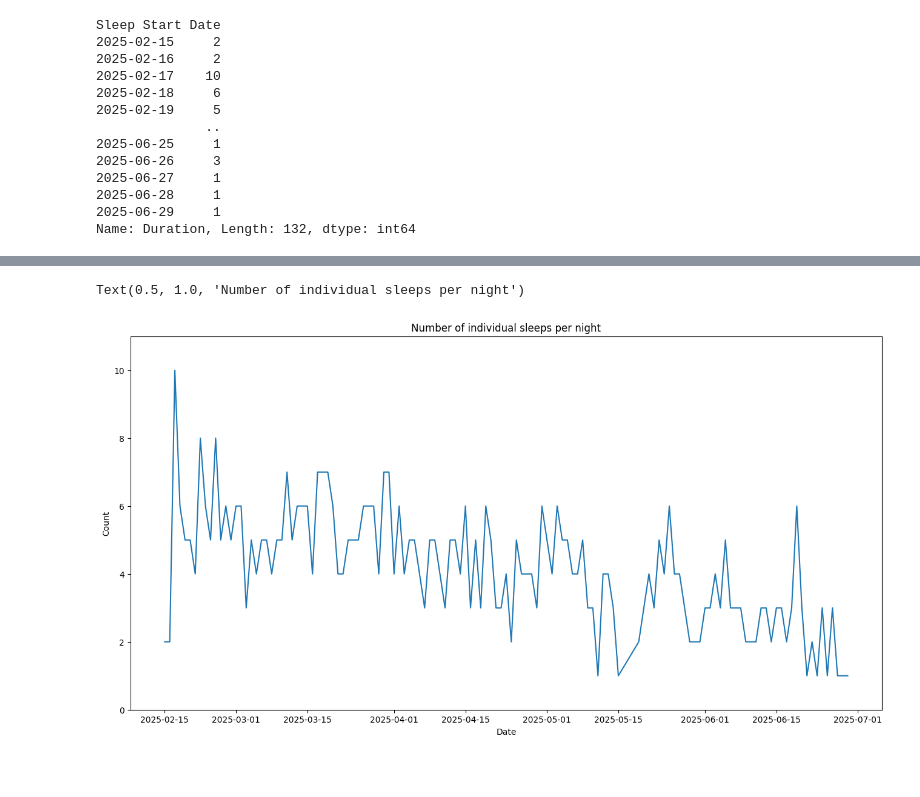
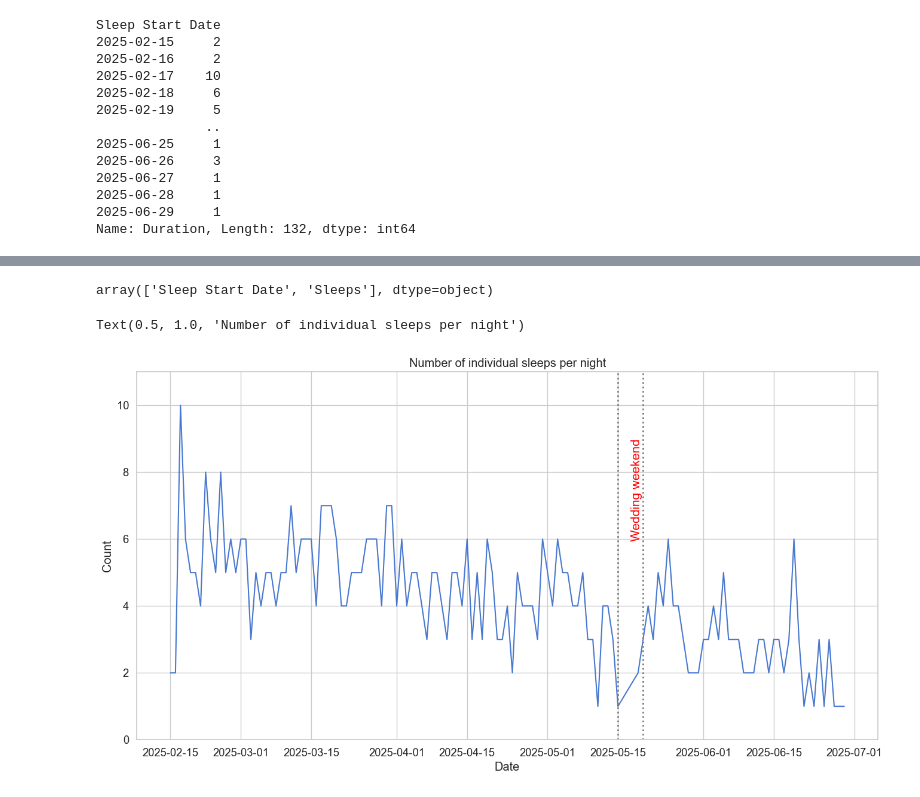
Before and after one commit to trow-land/Data-Science, a Jupyter notebook: Baby Progress/baby_data_analysis.ipynb, the cells around one changed output, grey strips where cells are left out. Saved outputs shown, nothing was run; the diff lists cells and outputs as text; code cells hidden in the pictures; blank space fills up the shorter version.

Commit message:
Plot improvements

```diff
--- a/Baby Progress/baby_data_analysis.ipynb
+++ b/Baby Progress/baby_data_analysis.ipynb
@@ -363,10 +357,20 @@ grouped_night_sleeps_count
+# %%
+grouped_night_sleeps_count = grouped_night_sleeps_count.rename(columns={'Duration' : 'Sleeps'})
+# %%
+grouped_night_sleeps_count.columns.values
+# %% [output]
+array(['Sleep Start Date', 'Sleeps'], dtype=object)
 # %%
 plt.figure(figsize=(16,8))
-plt.plot(grouped_night_sleeps_count['Sleep Start Date'], grouped_night_sleeps_count['Duration'])
+plt.plot(grouped_night_sleeps_count['Sleep Start Date'], grouped_night_sleeps_count['Sleeps'])
 plt.xlabel("Date")
 plt.ylabel("Count")
+plt.axvline(pd.to_datetime('2025-05-15'), color='grey', linestyle=':', linewidth=2)
+plt.text(pd.to_datetime('2025-05-15'), 9, '\nWedding weekend',
+         rotation=90, verticalalignment='top', fontsize=15, color='red')
+plt.axvline(pd.to_datetime('2025-05-20'), color='grey', linestyle=':', linewidth=2)
 plt.ylim(0,11)
 plt.title("Number of individual sleeps per night")
 # %% [output]
 Text(0.5, 1.0, 'Number of individual sleeps per night')
-[figure, old version]
+[figure, new version]
```
Also changed, not shown: parts of 5 cells of this notebook.
